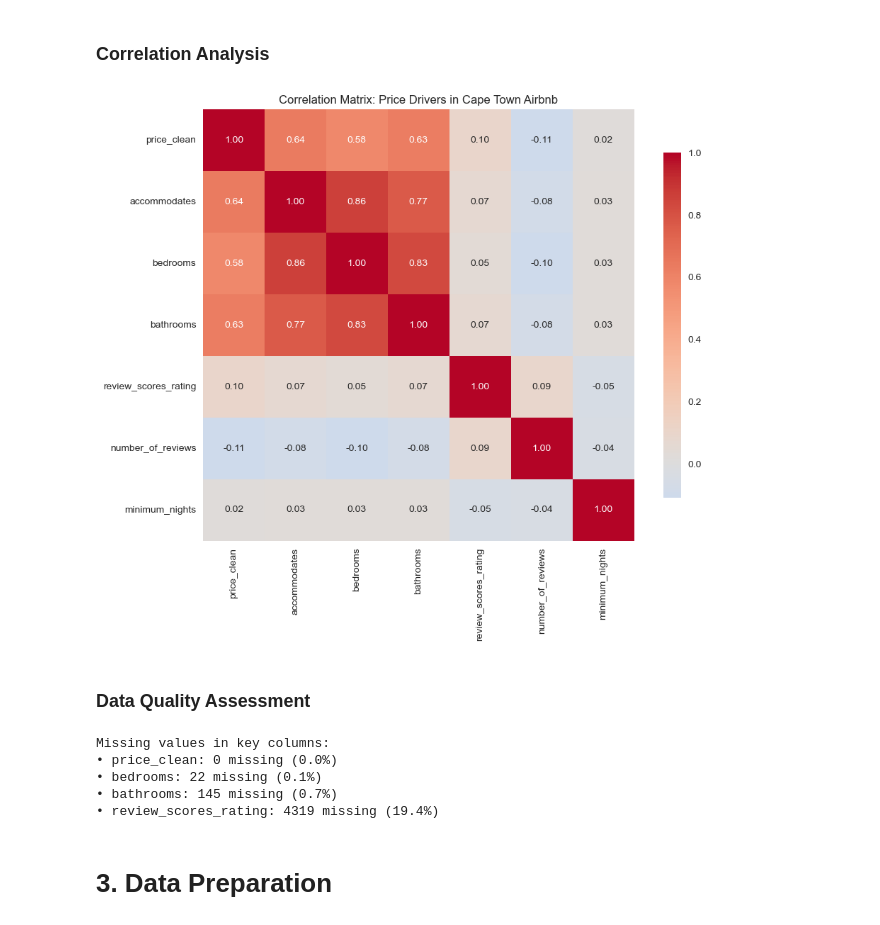
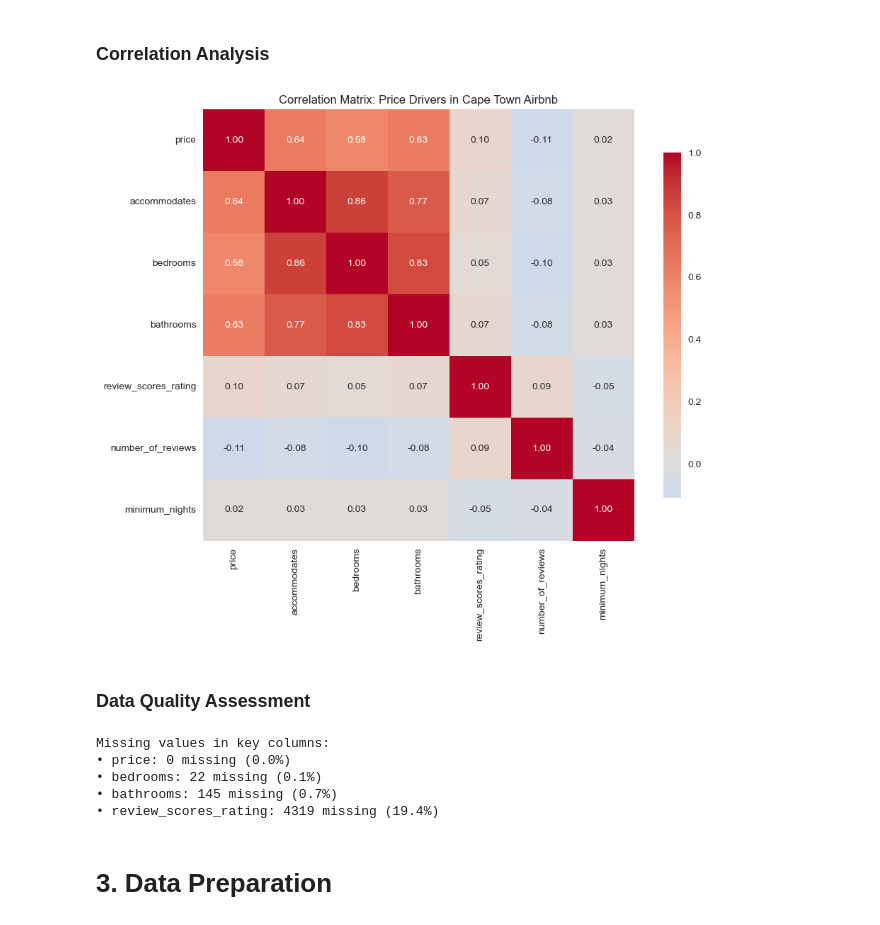
Before and after one commit to patsi-dev/Airbnb-Cape-Town-Price-Prediction, a Jupyter notebook: index.ipynb, the cells around one changed output. Saved outputs shown, nothing was run; the diff lists cells and outputs as text; code cells hidden in the pictures.

```diff
--- a/index.ipynb
+++ b/index.ipynb
@@ -101,10 +101,11 @@ df.isnull().sum() # Count missing values per column
 - Note any immediate concerns or surprises
 # %%
 # Loading the datasets
-listings = pd.read_csv('data/listings.csv.gz', compression='gzip')
-calendar = pd.read_csv('data/calendar.csv.gz', compression='gzip')
+listings = pd.read_csv('listings.csv.gz', compression='gzip')
+calendar = pd.read_csv('calendar.csv.gz', compression='gzip')
 
 print(f"Listings Shape: {listings.shape}")
+
 print(f"Calendar Shape: {calendar.shape}")
 # %% [output]
 Listings Shape: (26877, 79)
@@ -355,17 +356,17 @@ Name: price, dtype: object
 # Cleaning Price Data
 
 # Convert price from string to numeric (remove ZAR symbols, commas)
-listings['price_clean'] = listings['price'].str.replace('$', '').str.replace(',', '').astype(float)
+listings['price'] = listings['price'].str.replace('$', '').str.replace(',', '').astype(float)
 
-print(f"Original price range: ZAR {listings['price_clean'].min():.2f} - ZAR {listings['price_clean'].max():.2f}")
-print(f"Missing prices: {listings['price_clean'].isnull().sum()}")
+print(f"Original price range: ZAR {listings['price'].min():.2f} - ZAR {listings['price'].max():.2f}")
+print(f"Missing prices: {listings['price'].isnull().sum()}")
 # %% [output]
 Original price range: ZAR 161.00 - ZAR 714885.00
 Missing prices: 4401
 # %%
 # Remove extreme outliers for initial analysis (top 1%)
-price_99th = listings['price_clean'].quantile(0.99)
-listings_clean = listings[listings['price_clean'] <= price_99th].copy()
+price_99th = listings['price'].quantile(0.99)
+listings_clean = listings[listings['price'] <= price_99th].copy()
 
 print(f"Data after removing top 1% outliers: {len(listings_clean):,} listings")
 # %% [output]
@@ -376,14 +377,14 @@ Data after removing top 1% outliers: 22,251 listings
 fig, axes = plt.subplots(2, 2, figsize=(15, 10))
 
 # Original price distribution
-axes[0,0].hist(listings_clean['price_clean'], bins=50, alpha=0.7, color='skyblue', edgecolor='black')
+axes[0,0].hist(listings_clean['price'], bins=50, alpha=0.7, color='skyblue', edgecolor='black')
 axes[0,0].set_title('Distribution of Airbnb Prices in Cape Town ()')
 axes[0,0].set_xlabel('Price (ZAR)')
 axes[0,0].set_ylabel('Frequency')
 axes[0,0].grid(True, alpha=0.3)
 
 # Log transformation for normality
-listings_clean['log_price'] = np.log1p(listings_clean['price_clean'])
+listings_clean['log_price'] = np.log1p(listings_clean['price'])
 axes[0,1].hist(listings_clean['log_price'], bins=50, alpha=0.7, color='lightgreen', edgecolor='black')
 axes[0,1].set_title('Log-Transformed Price Distribution')
 axes[0,1].set_xlabel('Log(Price)')
@@ -391,7 +392,7 @@ axes[0,1].set_ylabel('Frequency')
 axes[0,1].grid(True, alpha=0.3)
 
 # Price by room type
-sns.boxplot(data=listings_clean, x='room_type', y='price_clean', ax=axes[1,0])
+sns.boxplot(data=listings_clean, x='room_type', y='price', ax=axes[1,0])
 axes[1,0].set_title('Price Distribution by Room Type')
 axes[1,0].set_xlabel('Room Type')
 axes[1,0].set_ylabel('Price (ZAR)')
@@ -400,7 +401,7 @@ axes[1,0].tick_params(axis='x', rotation=45)
 # Price by neighborhood (top 10 only)
 top_neighborhoods = listings_clean['neighbourhood_cleansed'].value_counts().head(10).index
 neighborhood_data = listings_clean[listings_clean['neighbourhood_cleansed'].isin(top_neighborhoods)]
-sns.boxplot(data=neighborhood_data, x='neighbourhood_cleansed', y='price_clean', ax=axes[1,1])
+sns.boxplot(data=neighborhood_data, x='neighbourhood_cleansed', y='price', ax=axes[1,1])
 axes[1,1].set_title('Price Distribution by Top 10 Neighborhoods')
 axes[1,1].set_xlabel('Neighborhood')
 axes[1,1].set_ylabel('Price (ZAR)')
@@ -411,11 +412,11 @@ plt.tight_layout()
 plt.show()
 
 # Key Statistical Summary"
-print(listings_clean['price_clean'].describe())
+print(listings_clean['price'].describe())
 
-print(f"• Average price: ZAR {listings_clean['price_clean'].mean():.2f}")
-print(f"• Median price: ZAR {listings_clean['price_clean'].median():.2f}")
-print(f"• Most common price range: ZAR {listings_clean['price_clean'].quantile(0.25):.2f} - ZAR {listings_clean['price_clean'].quantile(0.75):.2f}")
+print(f"• Average price: ZAR {listings_clean['price'].mean():.2f}")
+print(f"• Median price: ZAR {listings_clean['price'].median():.2f}")
+print(f"• Most common price range: ZAR {listings_clean['price'].quantile(0.25):.2f} - ZAR {listings_clean['price'].quantile(0.75):.2f}")
 # %% [output]
 [figure]
 count    22251.000000
@@ -597,29 +598,29 @@ plt.show()
 ### Correlation Analysis
 # %%
 # Select numerical features for correlation matrix
-corr_features = ['price_clean', 'accommodates', 'bedrooms', 'bathrooms',
+corr_features = ['price', 'accommodates', 'bedrooms', 'bathrooms',
                  'review_scores_rating', 'number_of_reviews', 'minimum_nights']
 
 corr_matrix = listings_clean[corr_features].corr()
 
 plt.figure(figsize=(10, 8))
 sns.heatmap(corr_matrix, annot=True, cmap='coolwarm', center=0,
             square=True, fmt='.2f', cbar_kws={'shrink': 0.8})
 plt.title('Correlation Matrix: Price Drivers in Cape Town Airbnb')
 plt.tight_layout()
 plt.show()
 # %% [output]
-[figure, old version]
+[figure, new version]
 # %% [markdown]
 ### Data Quality Assessment
 # %%
-missing_data = listings_clean[['price_clean', 'bedrooms', 'bathrooms', 'review_scores_rating']].isnull().sum()
+missing_data = listings_clean[['price', 'bedrooms', 'bathrooms', 'review_scores_rating']].isnull().sum()
 print("Missing values in key columns:")
 for col, missing in missing_data.items():
     print(f"• {col}: {missing} missing ({missing/len(listings_clean)*100:.1f}%)")
 # %% [output]
 Missing values in key columns:
-• price_clean: 0 missing (0.0%)
+• price: 0 missing (0.0%)
 • bedrooms: 22 missing (0.1%)
 • bathrooms: 145 missing (0.7%)
 • review_scores_rating: 4319 missing (19.4%)
```
Also changed, not shown: parts of 214 cells of this notebook.
